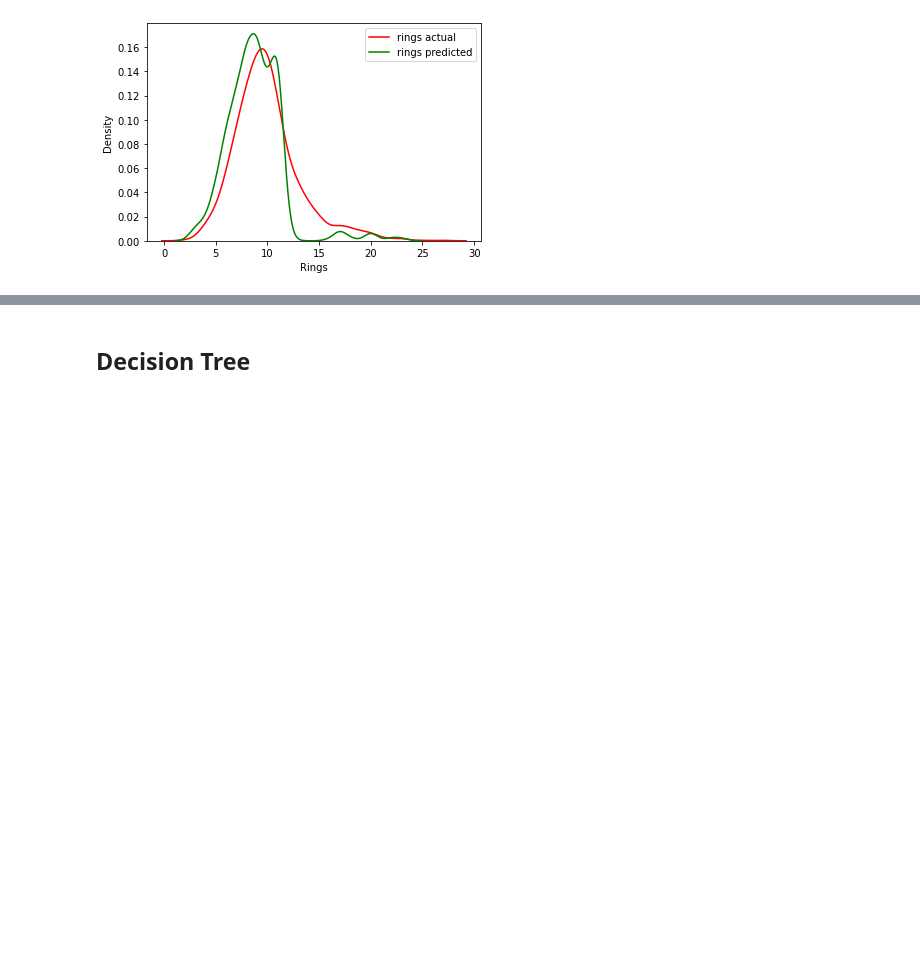
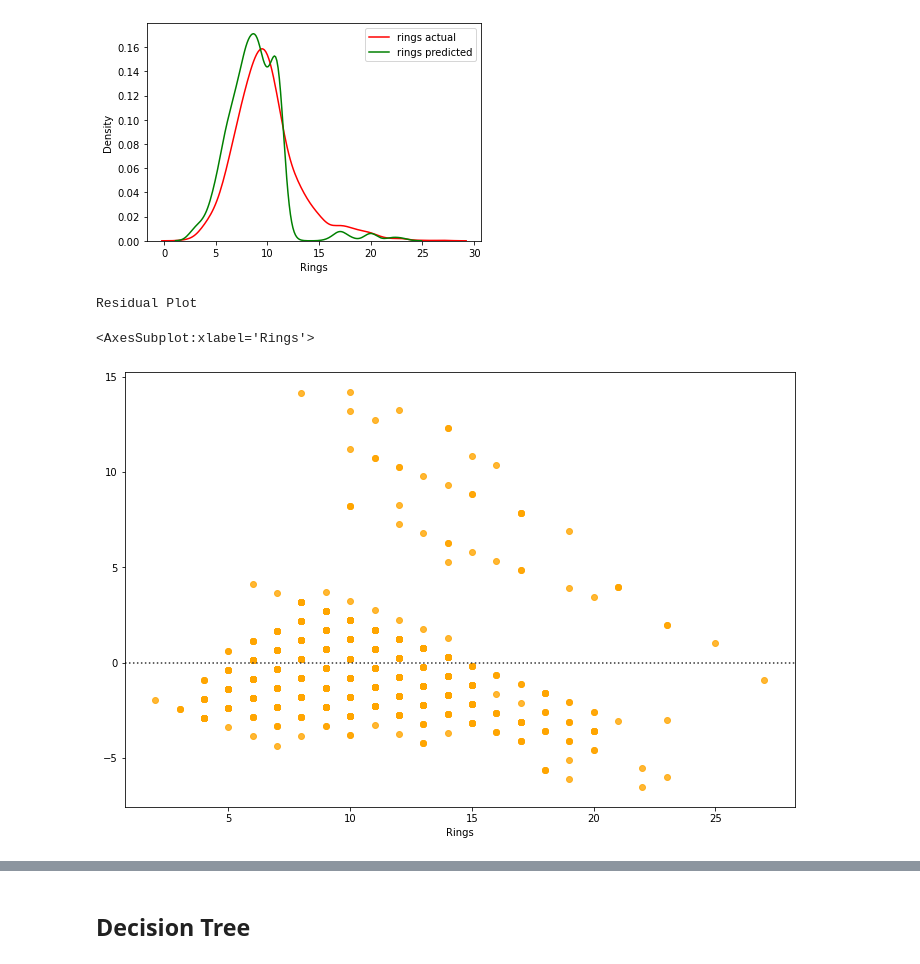
Before and after one commit to Skywalker-19/DS_Honors, a Jupyter notebook: SEM5/A5/A5.ipynb, the cells around one changed output, grey strips where cells are left out. Cells and saved outputs as stored; diff of their text form; code cells hidden in the pictures; blank space fills up the shorter version.

Commit message:
Decision Tree Classifier and Naive Bayes on Abalone

```diff
--- a/SEM5/A5/A5.ipynb
+++ b/SEM5/A5/A5.ipynb
@@ -152,6 +157,7 @@ from sklearn.metrics import accuracy_score
 test_accuracy = gaussian.score(x_test,y_test)
 print('accuracy_score on train dataset : ', gaussian.score(x_train,y_train))
 print('accuracy_score on test dataset : ', test_accuracy)
+naiveb_test=gaussian.predict(x_test)
 # %% [output]
 accuracy_score on train dataset :  0.24235727440147328
 accuracy_score on test dataset :  0.25444596443228457
@@ -162,3 +168,11 @@ plt.legend()
 # %% [output]
 <matplotlib.legend.Legend at 0x...>
 [figure]
+# %%
+print('Residual Plot')
+fig = plt.figure(figsize=(12,8))
+sns.residplot(x=y_test,y=naiveb_test,color='orange')
+# %% [output]
+Residual Plot
+<AxesSubplot:xlabel='Rings'>
+[figure, added]
```
Also changed, not shown: parts of 6 cells of this notebook.
